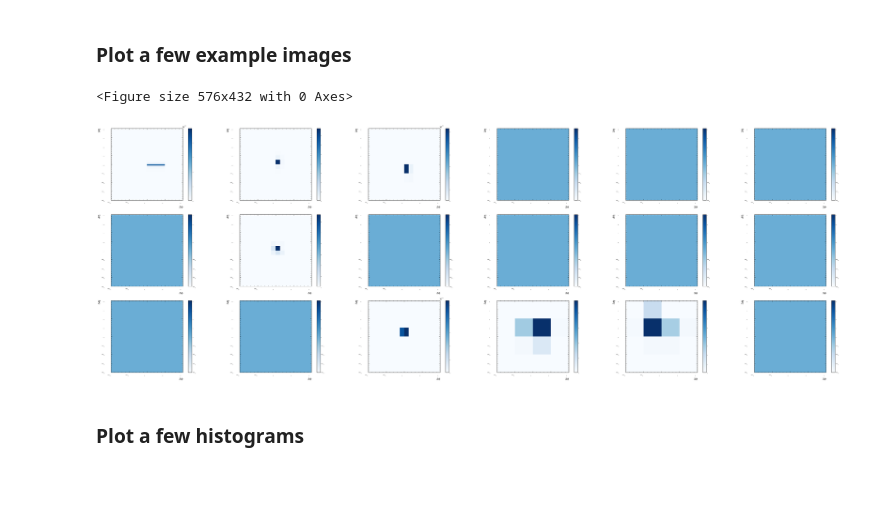
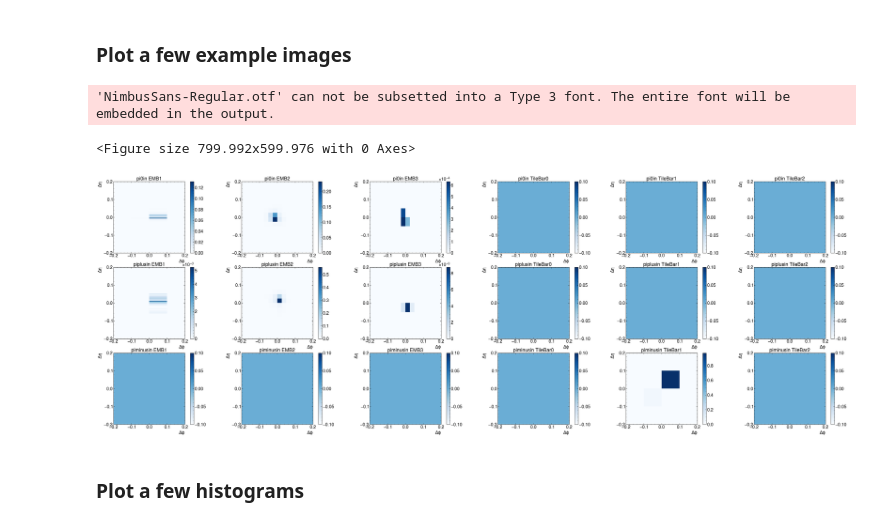
Before and after one commit to evilpegasus/LCStudies, a Jupyter notebook: classifier/TopoClusterClassifierRewrite.ipynb, the cells around one changed output. Saved outputs shown, nothing was run; the diff lists cells and outputs as text; code cells hidden in the pictures; blank space fills up the shorter version.

```diff
--- a/classifier/TopoClusterClassifierRewrite.ipynb
+++ b/classifier/TopoClusterClassifierRewrite.ipynb
@@ -119,32 +145,33 @@ pcells = {
 # %%
 # plots for E = 0.5-2000 GeV pi0/pi+/pi- samples
 
 # specify which cluster to plot
-cluster = 100
+cluster = 1000
 
 # make the plot
 plt.cla(); plt.clf()
 fig = plt.figure(figsize=(60,20))
 fig.patch.set_facecolor('white')
 
 i = 0
 for ptype, pcell in pcells.items():
     for layer in layers:
         i = i+1
         plt.subplot(3,6,i)
         plt.imshow(pcell[layer][cluster].reshape(cell_shapes[layer]), extent=[-0.2, 0.2, -0.2, 0.2],
             cmap=plt.get_cmap('Blues'), origin='lower', interpolation='nearest')
         plt.colorbar()
         plt.title(ptype+ 'in '+str(layer))
         ampl.set_xlabel("$\Delta\phi$")
         ampl.set_ylabel("$\Delta\eta$")
 
 # show the plots
 plt.savefig(plotpath+'plots_pi0_plus_minus.pdf')
 plt.show()
 # %% [output]
-<Figure size 576x432 with 0 Axes>
+'NimbusSans-Regular.otf' can not be subsetted into a Type 3 font. The entire font will be embedded in the output.
+<Figure size 799.992x599.976 with 0 Axes>
-[figure, old version]
+[figure, new version]
 # %% [markdown]
 ### Plot a few histograms
 # %%
```
Also changed, not shown: parts of 47 cells of this notebook, 2 other files.
